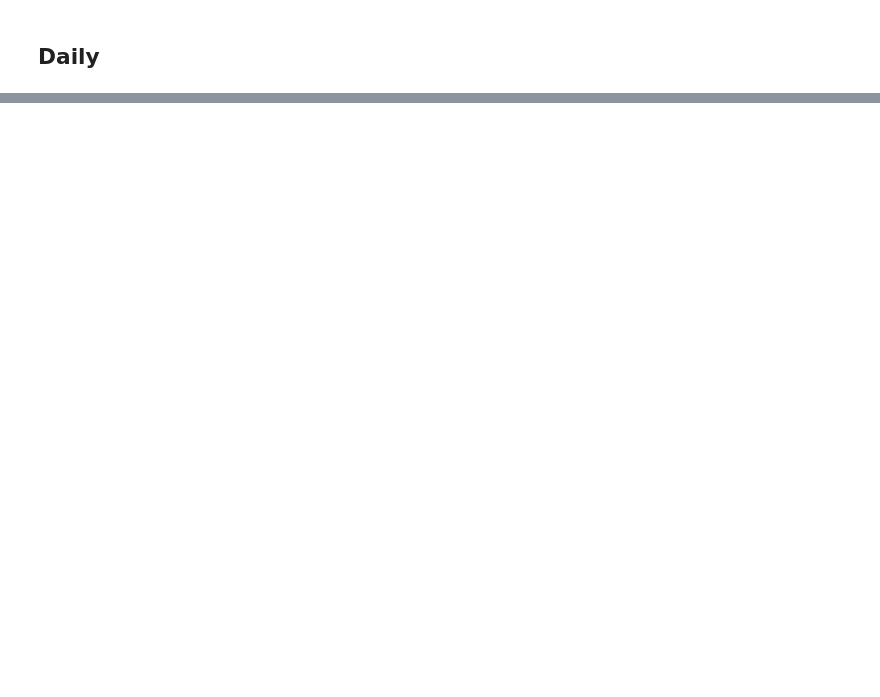
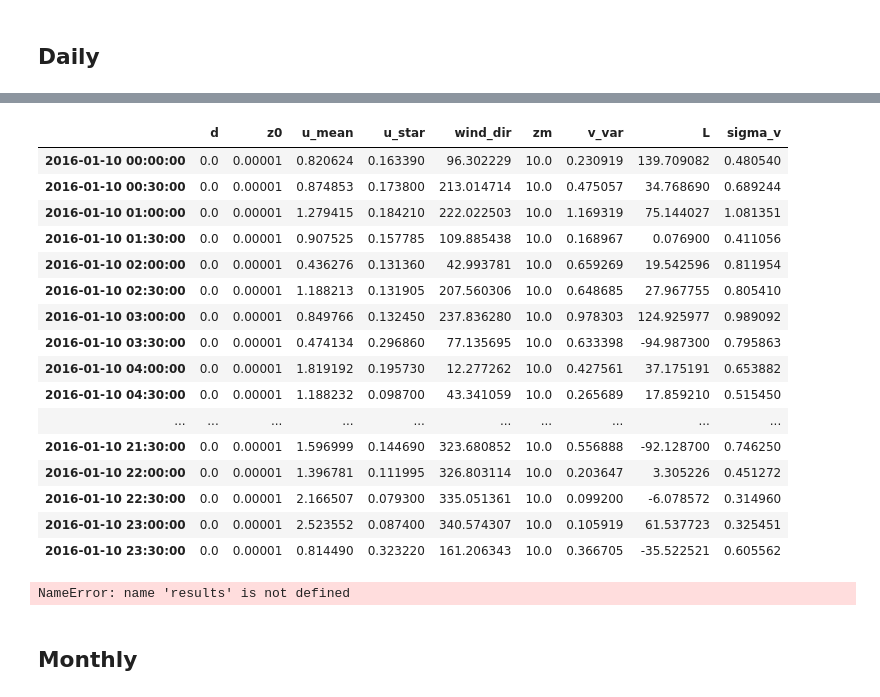
Before and after one commit to Drfengze/flux-data-footprint, a Jupyter notebook: example notebooks/crk_site/crk_exam.ipynb, the cells around one changed output, grey strips where cells are left out. Cells and saved outputs as stored; diff of their text form; code cells hidden in the pictures; blank space fills up the shorter version.

```diff
--- a/example notebooks/crk_site/crk_exam.ipynb
+++ b/example notebooks/crk_site/crk_exam.ipynb
@@ -124,8 +117,5 @@ results = daily[daily.index.year==2021].apply(process_row, axis=1)
+# %%
+data.loc[data.index.year<2021,'zm'] = 10
+data.loc[data.index.year>=2021,'zm'] = 5
 # %% [markdown]
 ## Daily
-# %%
-data = pd.read_excel('/bess23/huaize/github/flux-data-footprint/example notebooks/crk_site/processed_data.xlsx', sheet_name='data',index_col=0,parse_dates=True)
-data.columns
-data = data.loc[:,['d','z0','u','L','v_unrot','ustar','WD(1)','hc']]
-# %%
-data['zm'] = 10
@@ -253,0 +122,27 @@ new_dat.close()
+# %%
+data =data[data.index.year>2015].dropna()
+# %%
+data[data.index.date==datetime(2016,1,10
+).date()]
+# %% [output]
+|  | d | z0 | u_mean | u_star | wind_dir | zm | v_var | L | sigma_v |
+| 2016-01-10 00:00:00 | 0.0 | 0.00001 | 0.820624 | 0.163390 | 96.302229 | 10.0 | 0.230919 | 139.709082 | 0.480540 |
+| 2016-01-10 00:30:00 | 0.0 | 0.00001 | 0.874853 | 0.173800 | 213.014714 | 10.0 | 0.475057 | 34.768690 | 0.689244 |
+| 2016-01-10 01:00:00 | 0.0 | 0.00001 | 1.279415 | 0.184210 | 222.022503 | 10.0 | 1.169319 | 75.144027 | 1.081351 |
+| 2016-01-10 01:30:00 | 0.0 | 0.00001 | 0.907525 | 0.157785 | 109.885438 | 10.0 | 0.168967 | 0.076900 | 0.411056 |
+| 2016-01-10 02:00:00 | 0.0 | 0.00001 | 0.436276 | 0.131360 | 42.993781 | 10.0 | 0.659269 | 19.542596 | 0.811954 |
+| 2016-01-10 02:30:00 | 0.0 | 0.00001 | 1.188213 | 0.131905 | 207.560306 | 10.0 | 0.648685 | 27.967755 | 0.805410 |
+| 2016-01-10 03:00:00 | 0.0 | 0.00001 | 0.849766 | 0.132450 | 237.836280 | 10.0 | 0.978303 | 124.925977 | 0.989092 |
+| 2016-01-10 03:30:00 | 0.0 | 0.00001 | 0.474134 | 0.296860 | 77.135695 | 10.0 | 0.633398 | -94.987300 | 0.795863 |
+| 2016-01-10 04:00:00 | 0.0 | 0.00001 | 1.819192 | 0.195730 | 12.277262 | 10.0 | 0.427561 | 37.175191 | 0.653882 |
+| 2016-01-10 04:30:00 | 0.0 | 0.00001 | 1.188232 | 0.098700 | 43.341059 | 10.0 | 0.265689 | 17.859210 | 0.515450 |
+| ... | ... | ... | ... | ... | ... | ... | ... | ... | ... |
+| 2016-01-10 21:30:00 | 0.0 | 0.00001 | 1.596999 | 0.144690 | 323.680852 | 10.0 | 0.556888 | -92.128700 | 0.746250 |
+| 2016-01-10 22:00:00 | 0.0 | 0.00001 | 1.396781 | 0.111995 | 326.803114 | 10.0 | 0.203647 | 3.305226 | 0.451272 |
+| 2016-01-10 22:30:00 | 0.0 | 0.00001 | 2.166507 | 0.079300 | 335.051361 | 10.0 | 0.099200 | -6.078572 | 0.314960 |
+| 2016-01-10 23:00:00 | 0.0 | 0.00001 | 2.523552 | 0.087400 | 340.574307 | 10.0 | 0.105919 | 61.537723 | 0.325451 |
+| 2016-01-10 23:30:00 | 0.0 | 0.00001 | 0.814490 | 0.323220 | 161.206343 | 10.0 | 0.366705 | -35.522521 | 0.605562 |
+# %%
+results
+# %% [output]
+NameError: name 'results' is not defined
@@ -253,0 +162,2 @@ new_dat.close()
+# %% [markdown]
+## Monthly
```
Also changed, not shown: parts of 19 cells of this notebook, 9 other files.
